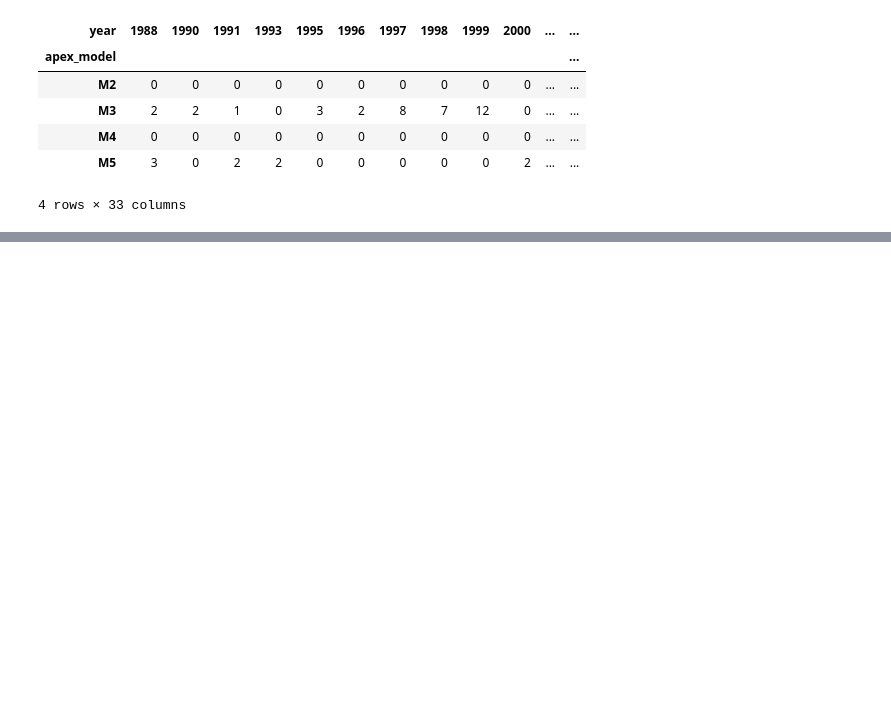
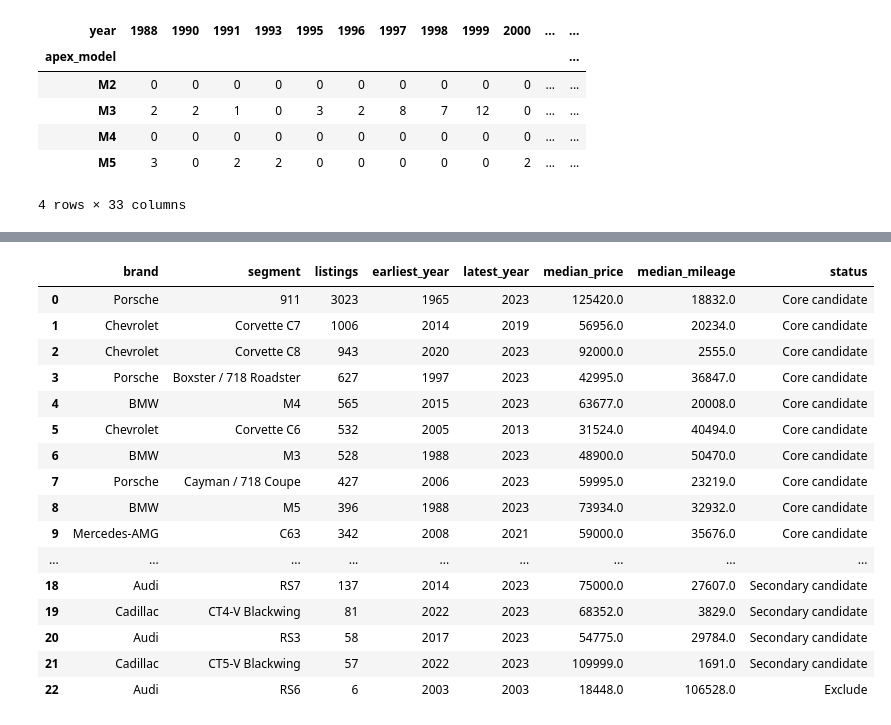
Before and after one commit to aniketchristi/Apex-Analytics, a Jupyter notebook: notebooks/01_data_audit.ipynb, the cells around one changed output, grey strips where cells are left out. Drawn from its saved outputs; the diff is of its cells as text; code cells hidden in the pictures; blank space fills up the shorter version.

Commit message:
Complete enthusiast vehicle dataset feasibility audit

```diff
--- a/notebooks/01_data_audit.ipynb
+++ b/notebooks/01_data_audit.ipynb
@@ -217,0 +1347,6 @@ bmw_year_counts
+# %%
+cadillac_performance = cadillac[
+    cadillac["apex_model"].notna()
+].copy()
+
+cadillac_performance["apex_model"].value_counts()
@@ -217,0 +1515,53 @@ bmw_year_counts
+# %%
+master_feasibility = pd.DataFrame(feasibility_rows)
+# %%
+def feasibility_status(listings):
+    if listings >= 200:
+        return "Core candidate"
+    elif listings >= 50:
+        return "Secondary candidate"
+    else:
+        return "Exclude"
+
+
+master_feasibility["status"] = (
+    master_feasibility["listings"]
+    .apply(feasibility_status)
+)
+# %%
+master_feasibility["median_price"] = (
+    master_feasibility["median_price"].round(0)
+)
+
+master_feasibility["median_mileage"] = (
+    master_feasibility["median_mileage"].round(0)
+)
+
+master_feasibility = (
+    master_feasibility
+    .sort_values(
+        ["listings"],
+        ascending=False
+    )
+    .reset_index(drop=True)
+)
+
+master_feasibility
+# %% [output]
+|  | brand | segment | listings | earliest_year | latest_year | median_price | median_mileage | status |
+| 0 | Porsche | 911 | 3023 | 1965 | 2023 | 125420.0 | 18832.0 | Core candidate |
+| 1 | Chevrolet | Corvette C7 | 1006 | 2014 | 2019 | 56956.0 | 20234.0 | Core candidate |
+| 2 | Chevrolet | Corvette C8 | 943 | 2020 | 2023 | 92000.0 | 2555.0 | Core candidate |
+| 3 | Porsche | Boxster / 718 Roadster | 627 | 1997 | 2023 | 42995.0 | 36847.0 | Core candidate |
+| 4 | BMW | M4 | 565 | 2015 | 2023 | 63677.0 | 20008.0 | Core candidate |
+| 5 | Chevrolet | Corvette C6 | 532 | 2005 | 2013 | 31524.0 | 40494.0 | Core candidate |
+| 6 | BMW | M3 | 528 | 1988 | 2023 | 48900.0 | 50470.0 | Core candidate |
+| 7 | Porsche | Cayman / 718 Coupe | 427 | 2006 | 2023 | 59995.0 | 23219.0 | Core candidate |
+| 8 | BMW | M5 | 396 | 1988 | 2023 | 73934.0 | 32932.0 | Core candidate |
+| 9 | Mercedes-AMG | C63 | 342 | 2008 | 2021 | 59000.0 | 35676.0 | Core candidate |
+| ... | ... | ... | ... | ... | ... | ... | ... | ... |
+| 18 | Audi | RS7 | 137 | 2014 | 2023 | 75000.0 | 27607.0 | Secondary candidate |
+| 19 | Cadillac | CT4-V Blackwing | 81 | 2022 | 2023 | 68352.0 | 3829.0 | Secondary candidate |
+| 20 | Audi | RS3 | 58 | 2017 | 2023 | 54775.0 | 29784.0 | Secondary candidate |
+| 21 | Cadillac | CT5-V Blackwing | 57 | 2022 | 2023 | 109999.0 | 1691.0 | Secondary candidate |
+| 22 | Audi | RS6 | 6 | 2003 | 2003 | 18448.0 | 106528.0 | Exclude |
```
Also changed, not shown: parts of 81 cells of this notebook.
